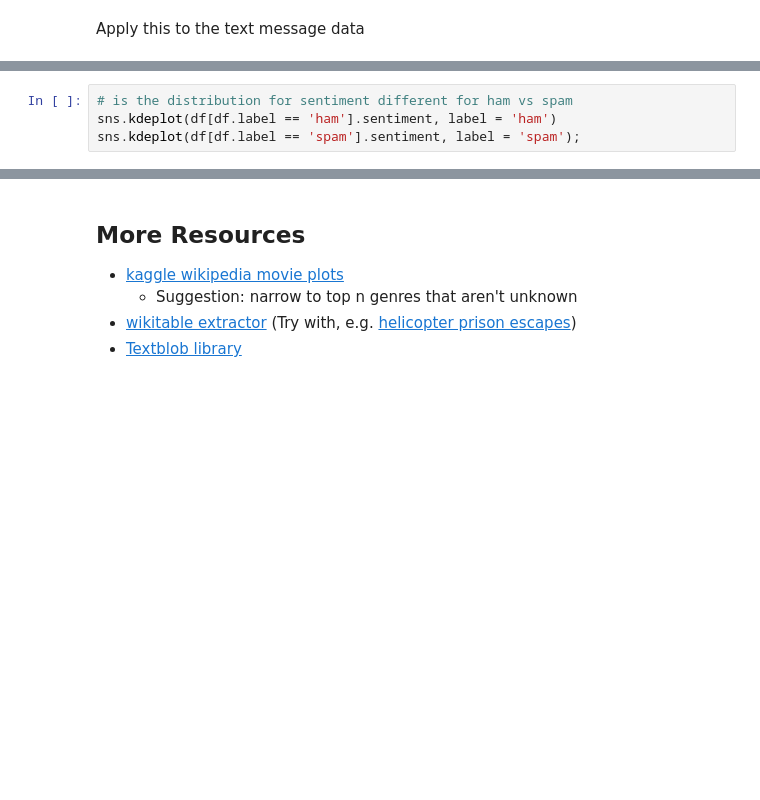
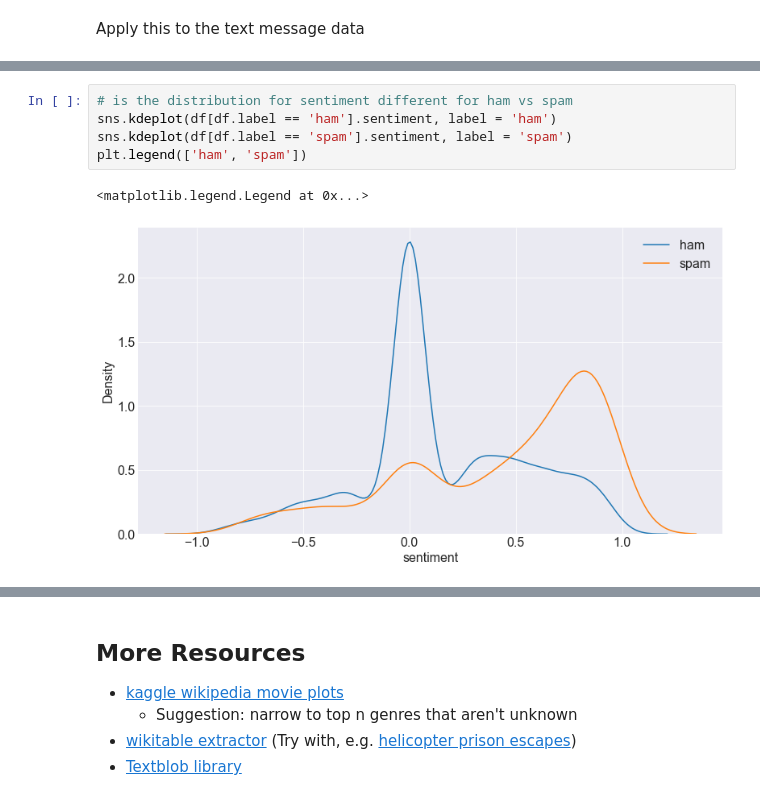
Before and after one commit to CodeupClassroom/hopper-nlp-exercises, a Jupyter notebook: nlp_explore_lesson.ipynb, the cells around one changed output, grey strips where cells are left out. Drawn from its saved outputs; the diff is of its cells as text; blank space fills up the shorter version.

```diff
--- a/nlp_explore_lesson.ipynb
+++ b/nlp_explore_lesson.ipynb
@@ -223,7 +397,11 @@ sns.relplot(data = df, x = 'message_length', y = 'sentiment', hue = 'label')
 # %%
 # is the distribution for sentiment different for ham vs spam
 sns.kdeplot(df[df.label == 'ham'].sentiment, label = 'ham')
-sns.kdeplot(df[df.label == 'spam'].sentiment, label = 'spam');
+sns.kdeplot(df[df.label == 'spam'].sentiment, label = 'spam')
+plt.legend(['ham', 'spam'])
+# %% [output]
+<matplotlib.legend.Legend at 0x...>
+[figure, added]
 # %%
 # Bivariate KDE plot for message_length vs sentiment score
 sns.kdeplot(df[df.label == 'ham'].message_length,df[df.label == 'ham'].sentiment, levels = 30, shade = True )
```
Also changed, not shown: parts of 31 cells of this notebook.
